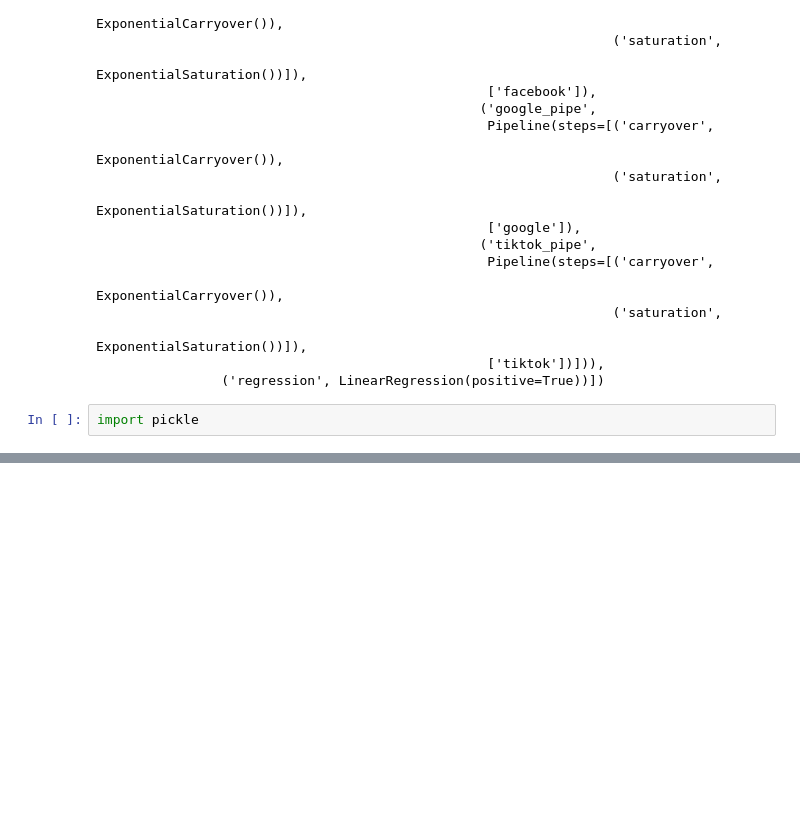
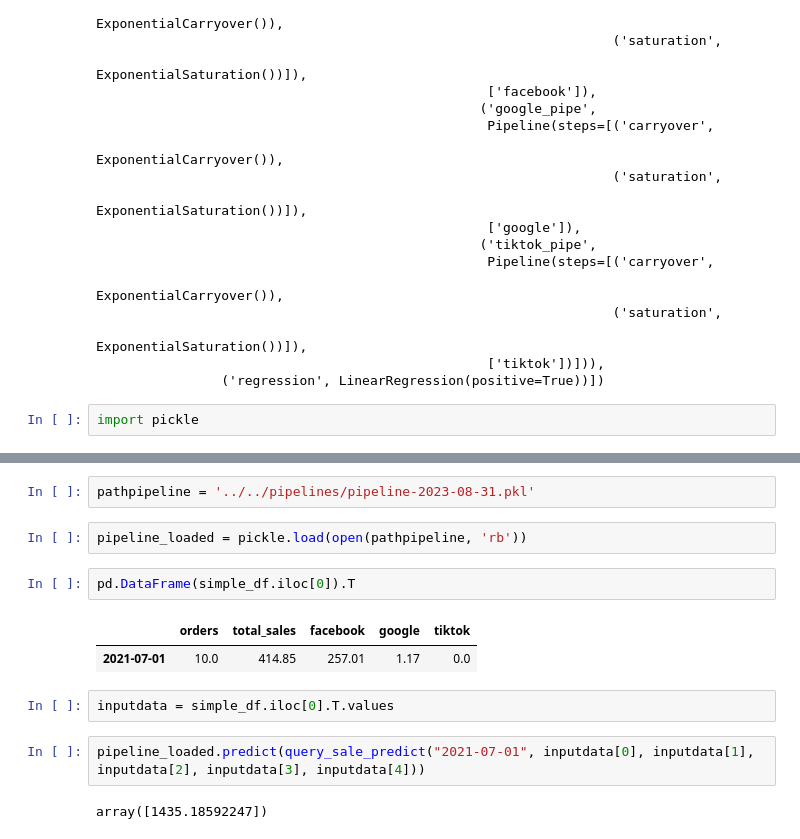
Before and after one commit to data-Zee/MMM-project-lewagon, a Jupyter notebook: mmmproject/api/test.ipynb, the cells around one changed output, grey strips where cells are left out. Cells and saved outputs as stored; diff of their text form; blank space fills up the shorter version.

```diff
--- a/mmmproject/api/test.ipynb
+++ b/mmmproject/api/test.ipynb
@@ -131,0 +202,15 @@ with open('pipelines/pipeline.pkl', 'wb') as file:
+# %%
+pathpipeline = '../../pipelines/pipeline-2023-08-31.pkl'
+# %%
+pipeline_loaded = pickle.load(open(pathpipeline, 'rb'))
+# %%
+pd.DataFrame(simple_df.iloc[0]).T
+# %% [output]
+|  | orders | total_sales | facebook | google | tiktok |
+| 2021-07-01 | 10.0 | 414.85 | 257.01 | 1.17 | 0.0 |
+# %%
+inputdata = simple_df.iloc[0].T.values
+# %%
+pipeline_loaded.predict(query_sale_predict("2021-07-01", inputdata[0], inputdata[1], inputdata[2], inputdata[3], inputdata[4]))
+# %% [output]
+array([1435.18592247])
```
Also changed, not shown: parts of 12 cells of this notebook, 7 other files.
